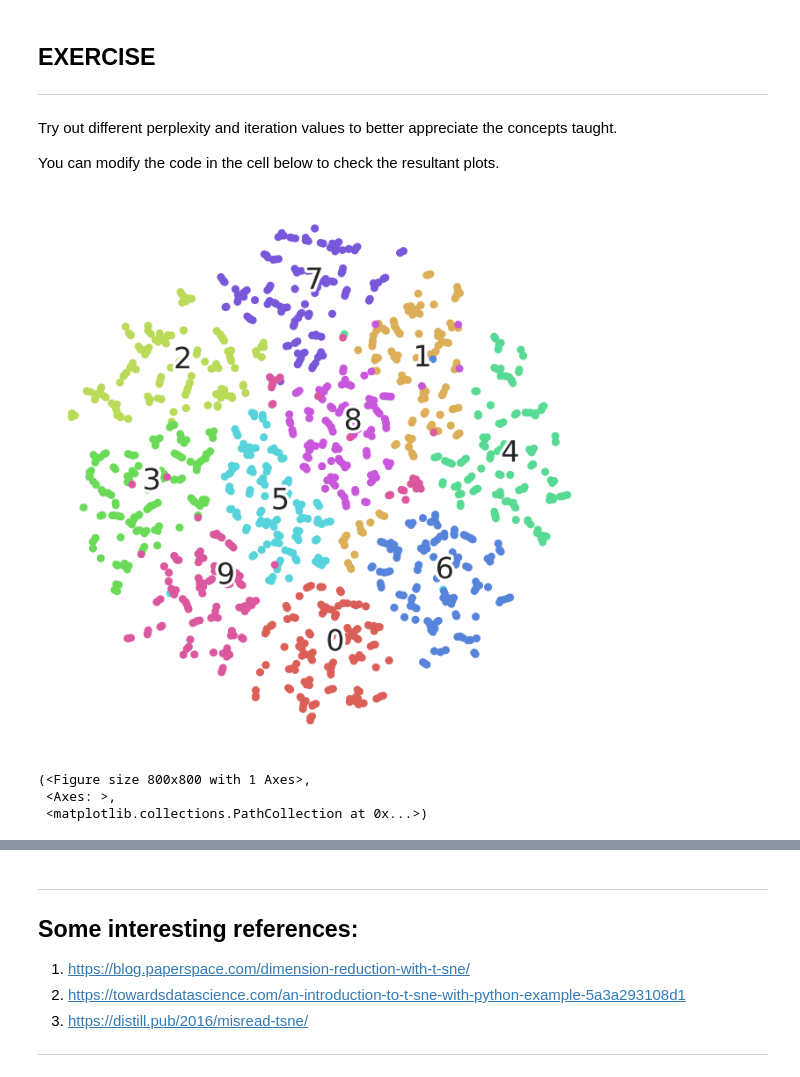
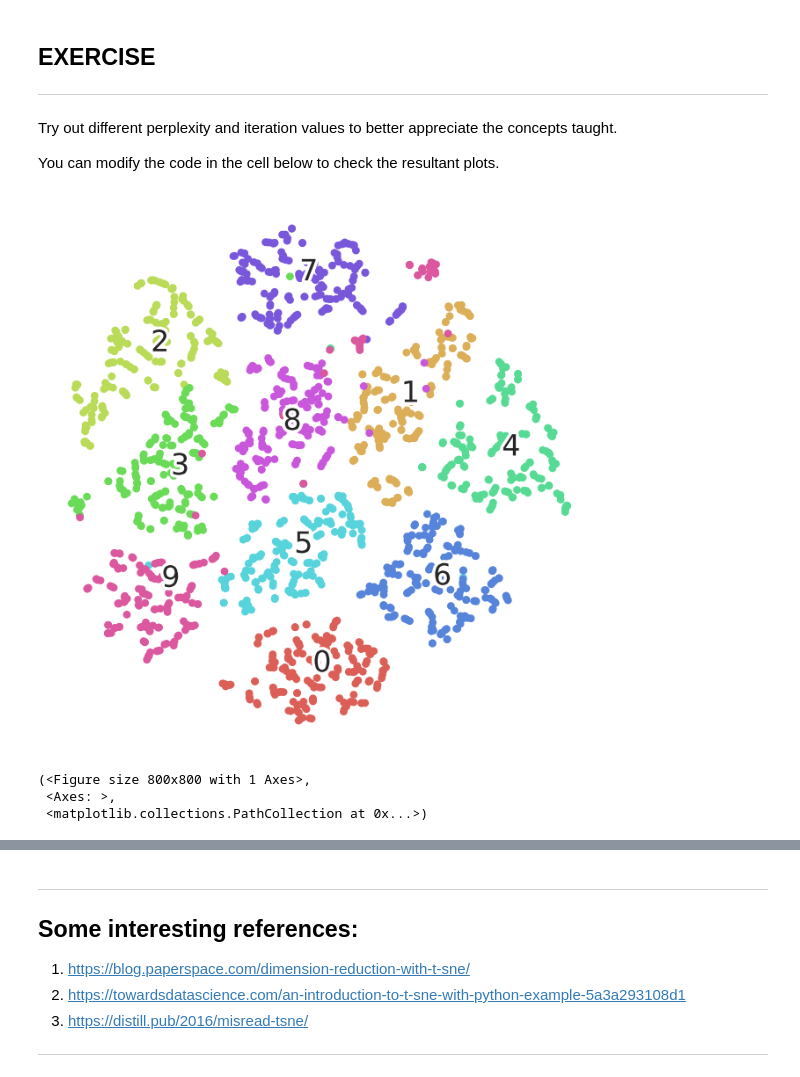
Before and after one commit to Yash-slr/IHUB_LAB_and_PROJECTS, a Jupyter notebook: AIML_Module_2_Lab_4_t_SNE.ipynb, the cells around one changed output, grey strips where cells are left out. Cells and saved outputs as stored; diff of their text form; code cells hidden in the pictures.

```diff
--- a/AIML_Module_2_Lab_4_t_SNE.ipynb
+++ b/AIML_Module_2_Lab_4_t_SNE.ipynb
@@ -300,17 +300,17 @@ You can modify the code in the cell below to check the resultant plots.
 # %%
 ###############################################################
 ###### MODIFY THE VALUES FOR THE HYPERPARAMETERS BELOW ########
 
-perplexity_value = 2
-number_iterations = 1000
+perplexity_value = 5
+number_iterations = 500
 method = "barnes_hut"
 
 ###############################################################
 
 digits_proj = TSNE(init="pca", random_state=RS, n_iter=number_iterations, perplexity=perplexity_value, method=method).fit_transform(X)
 scatter(digits_proj, y)
 # %% [output]
-[figure, old version]
+[figure, new version]
 (<Figure size 800x800 with 1 Axes>,
  <Axes: >,
  <matplotlib.collections.PathCollection at 0x...>)
```
Also changed, not shown: parts of 6 cells of this notebook.
